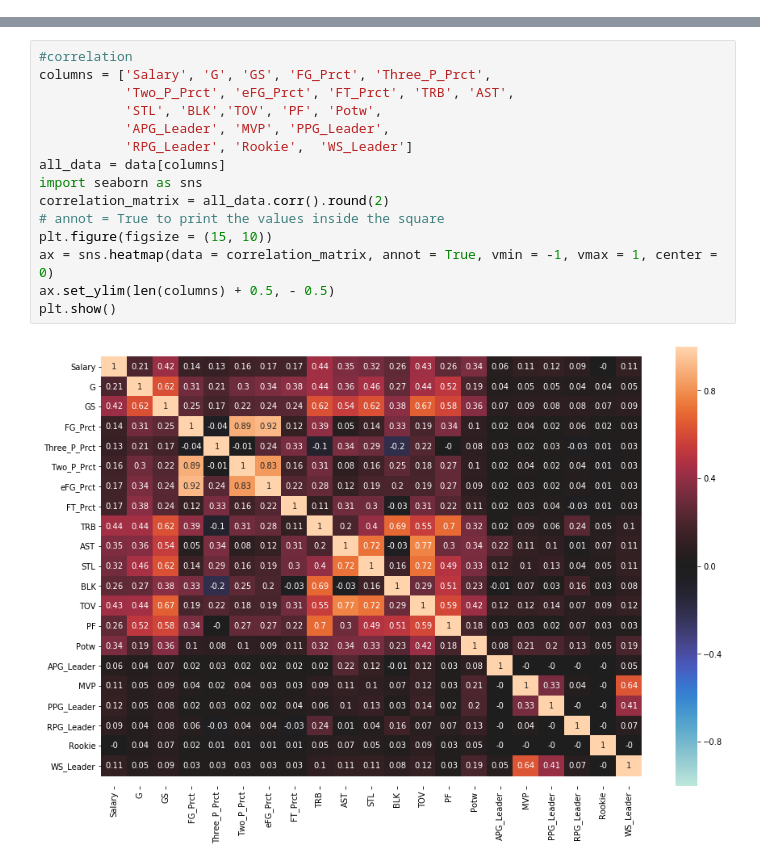
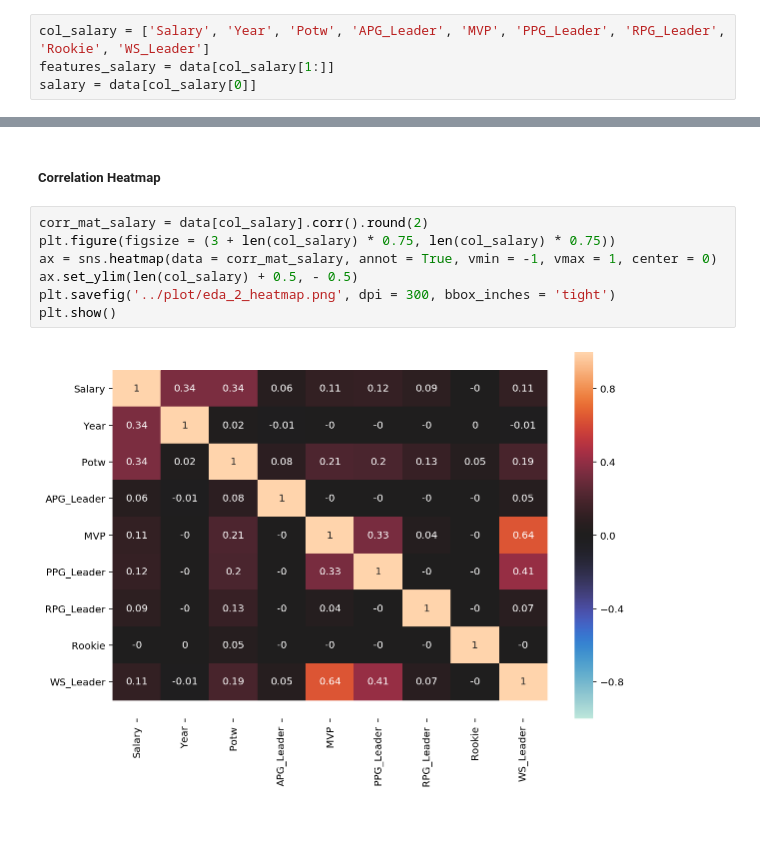
Before and after one commit to chunheisiu/NBA-POTW-Regression, a Jupyter notebook: notebooks/EDA.ipynb, the cells around one changed output, grey strips where cells are left out. Saved outputs shown, nothing was run; the diff lists cells and outputs as text; blank space fills up the shorter version.

```diff
--- a/notebooks/EDA.ipynb
+++ b/notebooks/EDA.ipynb
@@ -45,0 +66,4 @@ features_title.head()
+# %%
+col_salary = ['Salary', 'Year', 'Potw', 'APG_Leader', 'MVP', 'PPG_Leader', 'RPG_Leader', 'Rookie', 'WS_Leader']
+features_salary = data[col_salary[1:]]
+salary = data[col_salary[0]]
@@ -82,17 +94,11 @@ for i,  col in enumerate(features_title.columns):
+# %% [markdown]
+##### Correlation Heatmap
 # %%
-#correlation
-columns = ['Salary', 'G', 'GS', 'FG_Prct', 'Three_P_Prct',
-           'Two_P_Prct', 'eFG_Prct', 'FT_Prct', 'TRB', 'AST',
-           'STL', 'BLK','TOV', 'PF', 'Potw',
-           'APG_Leader', 'MVP', 'PPG_Leader',
-           'RPG_Leader', 'Rookie',  'WS_Leader']
-all_data = data[columns]
-import seaborn as sns
-correlation_matrix = all_data.corr().round(2)
-# annot = True to print the values inside the square
-plt.figure(figsize = (15, 10))
-ax = sns.heatmap(data = correlation_matrix, annot = True, vmin = -1, vmax = 1, center = 0)
-ax.set_ylim(len(columns) + 0.5, - 0.5)
+corr_mat_salary = data[col_salary].corr().round(2)
+plt.figure(figsize = (3 + len(col_salary) * 0.75, len(col_salary) * 0.75))
+ax = sns.heatmap(data = corr_mat_salary, annot = True, vmin = -1, vmax = 1, center = 0)
+ax.set_ylim(len(col_salary) + 0.5, - 0.5)
+plt.savefig('../plot/eda_2_heatmap.png', dpi = 300, bbox_inches = 'tight')
 plt.show()
 # %% [output]
-[figure, old version]
+[figure, new version]
```
Also changed, not shown: parts of 21 cells of this notebook, 5 other files.
